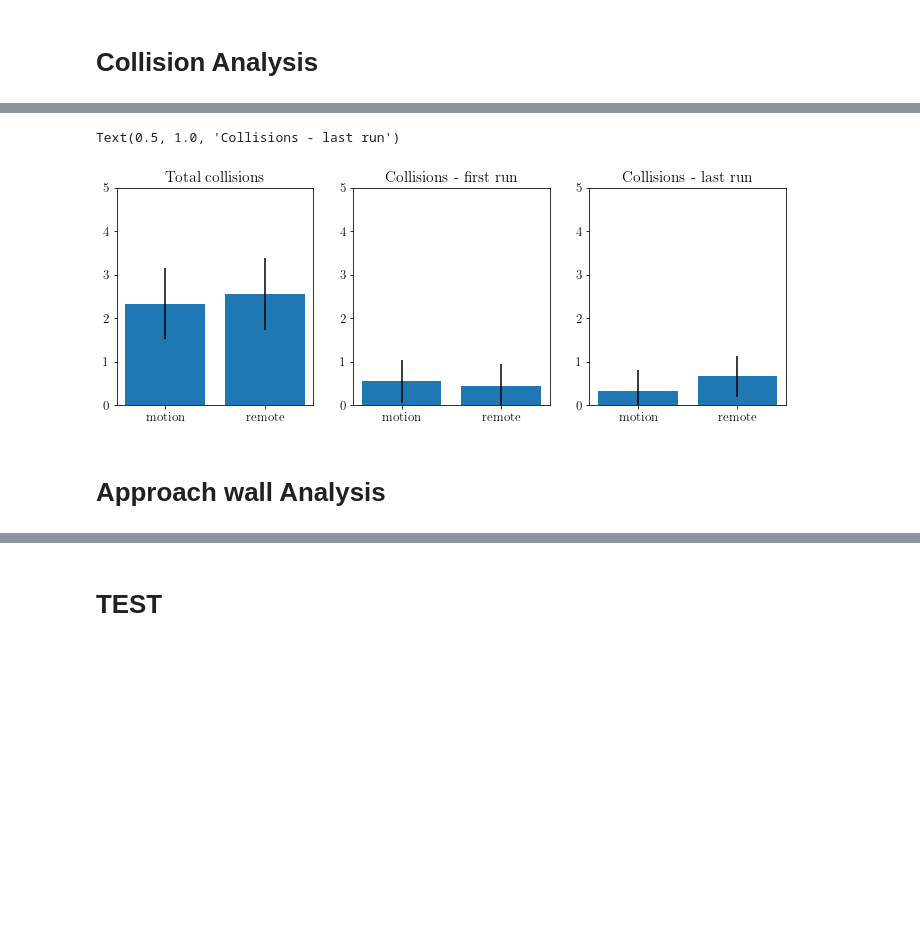
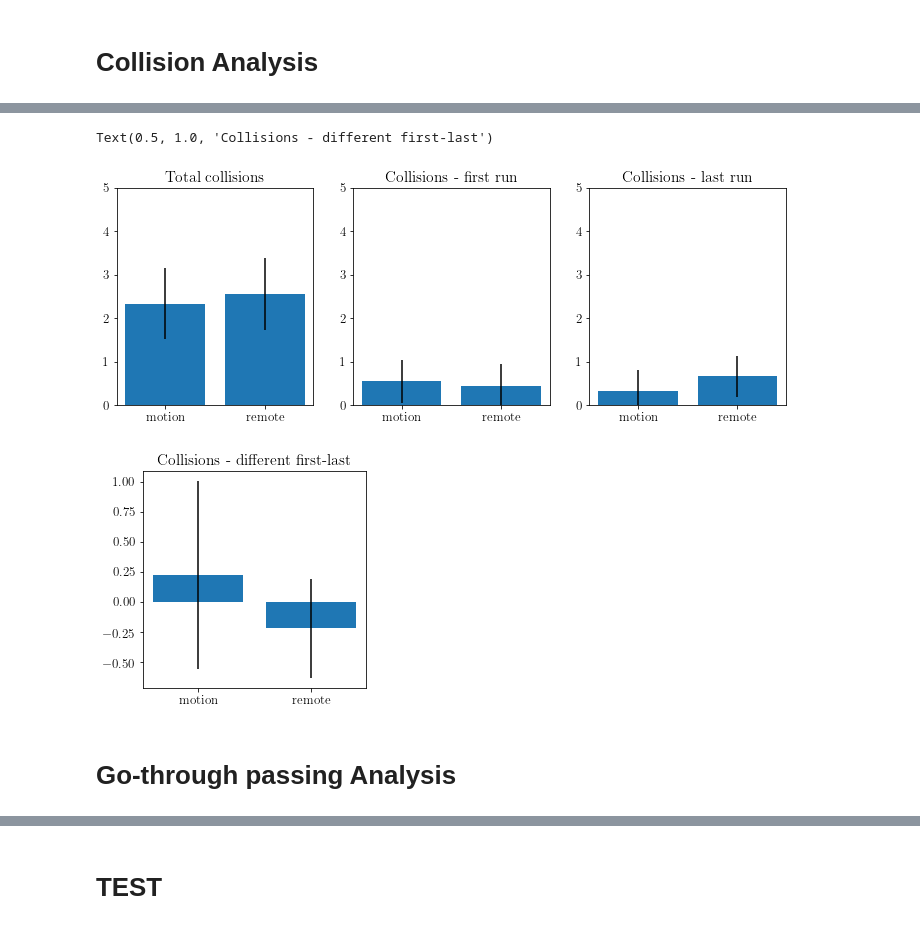
Before and after one commit to medioman22/Bidirectional_Interface, a Jupyter notebook: data_analysis/data_analysis_haptics_Y.ipynb, the cells around one changed output, grey strips where cells are left out. Drawn from its saved outputs; the diff is of its cells as text; code cells hidden in the pictures; blank space fills up the shorter version.

```diff
--- a/data_analysis/data_analysis_haptics_Y.ipynb
+++ b/data_analysis/data_analysis_haptics_Y.ipynb
@@ -717,9 +756,7 @@ def compute_mean_std_collisions(data_m, data_r):
     mean_r = np.mean(coll_per_sub_r)
     std_r = np.std(coll_per_sub_r)
 
-    print('motion = ', coll_per_sub_m)
-    print('remote = ', coll_per_sub_r)
-    print('')
+    print('mean motion = ', mean_m)
     print('std motion = ', std_m)
     print('mean remote = ', mean_r)
     print('std remote = ', std_r)
@@ -733,6 +770,51 @@ def compute_mean_std_collisions(data_m, data_r):
     print_p(p)
 
     return [coll_per_sub_m, coll_per_sub_r]
+
+def compute_mean_std_collisions_diff(data_m, data_r):
+
+    coll_per_sub_m_init = []
+    coll_per_sub_m_fin = []
+
+    for sub in np.unique(data_m['Subject']):
+        sub_coll = data_m[data_m['Subject']==sub]
+
+        coll_per_sub_m_init.append(sub_coll['Collided Y'].values[0])
+        coll_per_sub_m_fin.append(sub_coll['Collided Y'].values[-1])
+
+    coll_per_sub_r_init = []
+    coll_per_sub_r_fin = []
+
+    for sub in np.unique(data_r['Subject']):
+        sub_coll = data_r[data_r['Subject']==sub]
+
+        coll_per_sub_r_init.append(sub_coll['Collided Y'].values[0])
+        coll_per_sub_r_fin.append(sub_coll['Collided Y'].values[-1])
+
+    diff_m = np.array(coll_per_sub_m_init) - np.array(coll_per_sub_m_fin)
+    diff_r = np.array(coll_per_sub_r_init) - np.array(coll_per_sub_r_fin)
+
+    mean_m = np.mean(diff_m)
+    std_m = np.std(diff_m)
+    mean_r = np.mean(diff_r)
+    std_r = np.std(diff_r)
+
+    print(coll_per_sub_m_init)
+
+    print('mean motion = ', mean_m)
+    print('std motion = ', std_m)
+    print('mean remote = ', mean_r)
+    print('std remote = ', std_r)
+    print('')
+    print('total motion = ', np.sum(diff_m))
+    print('total remote = ', np.sum(diff_r))
+    print('')
+
+    t, p = t_test_kruskal(diff_m, diff_r)
+
+    print_p(p)
+
+    return [diff_m, diff_r]
 
 print('')
 print('consider all runs')
@@ -748,6 +830,11 @@ print('')
 print('consider last runs')
 print('')
 last_m, last_r = compute_mean_std_collisions(coll['last motion'], coll['last remote'])
+
+print('')
+print('consider diff runs')
+print('')
+diff_m, diff_r = compute_mean_std_collisions_diff(coll['motion'], coll['remote'])
 
 
 
@@ -779,6 +866,16 @@ plt.xticks(range(2), ['motion', 'remote'])
 plt.ylim([0, 5])
 plt.title('Total collisions')
 plt.title('Collisions - last run')
+
+fig = plt.figure(figsize=(4, 4))
+ax = fig.add_subplot(111)
+ax.bar([0, 1],
+   [np.mean(diff_m), np.mean(diff_r)],
+      yerr = [np.std(diff_m), np.std(diff_r)])
+
+plt.xticks(range(2), ['motion', 'remote'])
+plt.title('Total collisions')
+plt.title('Collisions - different first-last')
 # %% [output]
 consider all runs
 
@@ -800,4 +897,3 @@ p = 0.1693272972120591
-Text(0.5, 1.0, 'Collisions - last run')
+Text(0.5, 1.0, 'Collisions - different first-last')
 [figure]
+[figure, added]
-# %% [markdown]
-# Approach wall Analysis
@@ -841,0 +900,2 @@ plt.title('Distances')
+# %% [markdown]
+# Go-through passing Analysis
```
Also changed, not shown: parts of 49 cells of this notebook, 10 other files.
